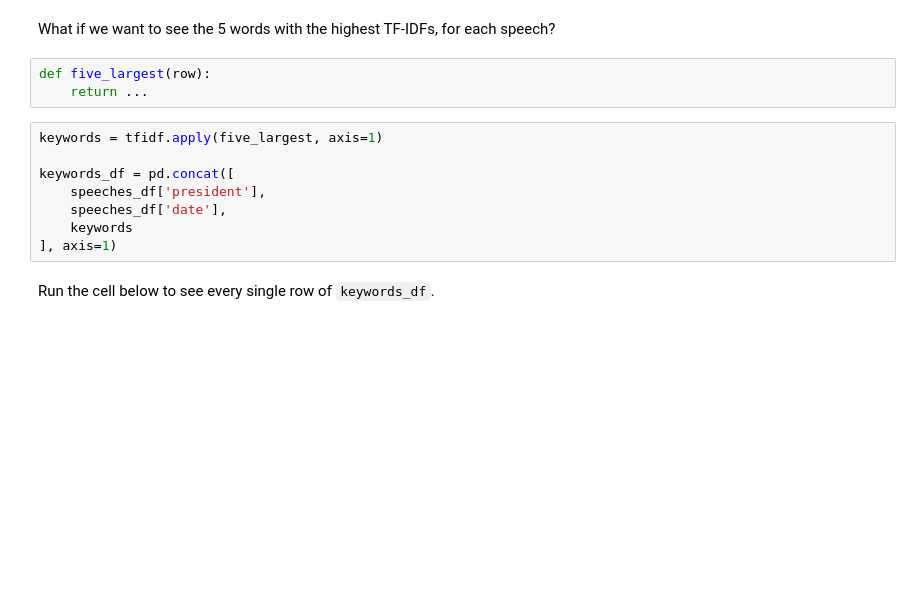
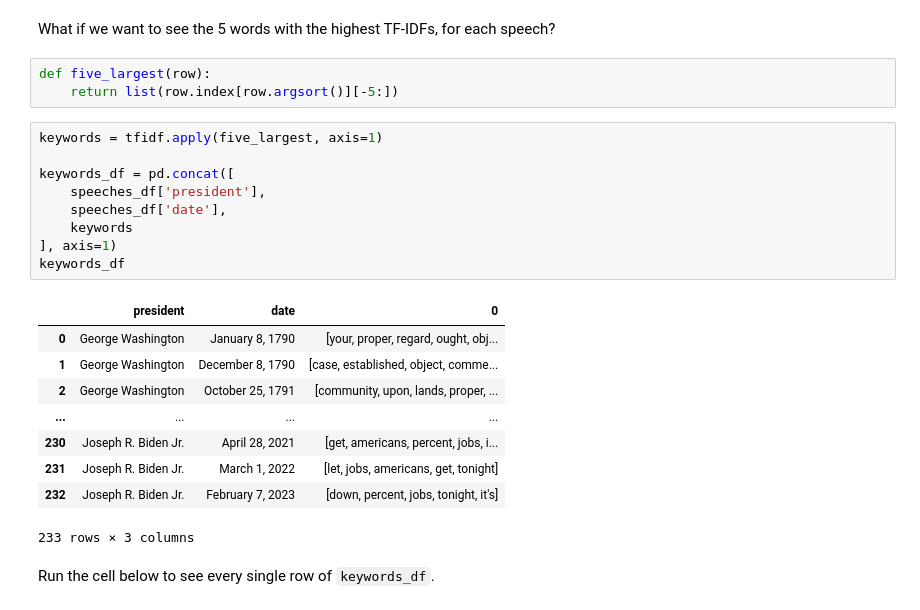
Before and after one commit to dsc-courses/dsc80-2023-fa, a Jupyter notebook: lectures/lec13/lec13-live.ipynb, the cells around one changed output. Drawn from its saved outputs; the diff is of its cells as text; blank space fills up the shorter version.

```diff
--- a/lectures/lec13/lec13-live.ipynb
+++ b/lectures/lec13/lec13-live.ipynb
@@ -99,15 +156,26 @@ summaries
 What if we want to see the 5 words with the highest TF-IDFs, for each speech?
 # %%
 def five_largest(row):
-    return ...
+    return list(row.index[row.argsort()][-5:])
 # %%
 keywords = tfidf.apply(five_largest, axis=1)
 
 keywords_df = pd.concat([
     speeches_df['president'],
     speeches_df['date'],
     keywords
 ], axis=1)
+keywords_df
+# %% [output]
+|  | president | date | 0 |
+| 0 | George Washington | January 8, 1790 | [your, proper, regard, ought, obj... |
+| 1 | George Washington | December 8, 1790 | [case, established, object, comme... |
+| 2 | George Washington | October 25, 1791 | [community, upon, lands, proper, ... |
+| ... | ... | ... | ... |
+| 230 | Joseph R. Biden Jr. | April 28, 2021 | [get, americans, percent, jobs, i... |
+| 231 | Joseph R. Biden Jr. | March 1, 2022 | [let, jobs, americans, get, tonight] |
+| 232 | Joseph R. Biden Jr. | February 7, 2023 | [down, percent, jobs, tonight, it's] |
+233 rows × 3 columns
 # %% [markdown]
 Run the cell below to see every single row of `keywords_df`.
 # %%
```
Also changed, not shown: parts of 51 cells of this notebook, 1 other file.
